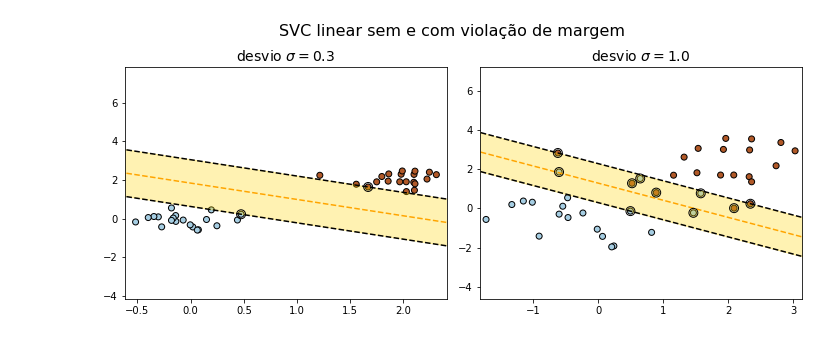
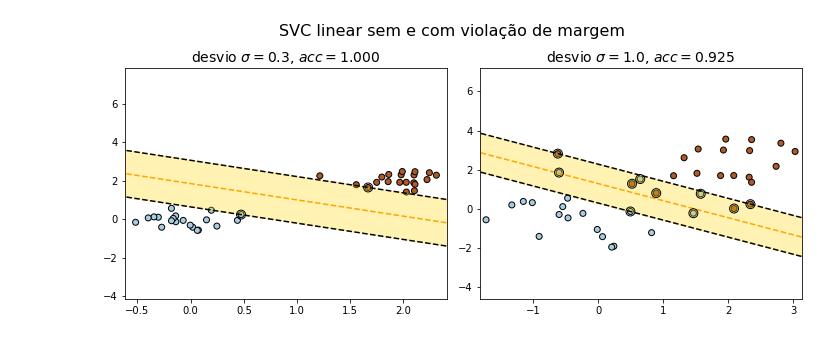
Before and after one commit to pedroblossbraga/supportvectormachines_tcc, a Jupyter notebook: TCC_SVC_margem_suave.ipynb, the cells around one changed output. Saved outputs shown, nothing was run; the diff lists cells and outputs as text; code cells hidden in the pictures.

```diff
--- a/TCC_SVC_margem_suave.ipynb
+++ b/TCC_SVC_margem_suave.ipynb
@@ -77,17 +77,18 @@ def generate_dataset(
 plt.figure(figsize=(10,4))
 # ------------------------------------------------------------------------------
 plt.subplot(1,2,1)
-sigma = 0.3
+sigma1 = 0.3
 X,y = generate_dataset(
-    clusters_std = [sigma, sigma],
+    clusters_std = [sigma1, sigma1],
     centers = [[0.0, 0.0], [2.0, 2.0]]
 )
-plt.title('desvio $\sigma = {}$'.format(sigma), fontsize = 14)
 
 # SVC linear
 clf1 = svm.SVC(kernel="linear")
 clf1.fit(X, y)
 acc1 = get_acc(X, y, clf1)
+
+plt.title('desvio $\sigma = {}$, $acc={:.3f}$'.format(sigma1, acc1), fontsize = 14)
 
 # plotando as amostras
 plt.scatter(X[:, 0], X[:, 1], c=y, cmap=plt.cm.Paired, edgecolors="k")
@@ -101,35 +102,35 @@ plot_clf_decision_func(clf1,
 plt.xlim([X[:, 0].min() - 0.1,
           X[:, 0].max() + 0.1])
 # ------------------------------------------------------------------------------
 plt.subplot(1,2,2)
-sigma = 1.0
+sigma2 = 1.0
 X,y = generate_dataset(
-    clusters_std = [sigma, sigma],
+    clusters_std = [sigma2, sigma2],
     centers = [[0.0, 0.0], [2.0, 2.0]],
 )
-
-plt.title('desvio $\sigma = {}$'.format(sigma), fontsize = 14)
 
 # SVC linear
 clf2 = svm.SVC(kernel="linear")
 clf2.fit(X, y)
 acc2 = get_acc(X, y, clf2)
+
+plt.title('desvio $\sigma = {}$, $acc={:.3f}$'.format(sigma2, acc2), fontsize = 14)
 
 # plotando as amostras
 plt.scatter(X[:, 0], X[:, 1], c=y, cmap=plt.cm.Paired, edgecolors="k")
 
 # plotando as funções de decisão lineares
 plot_clf_decision_func(clf2,
                        color = 'gold',
                        decision_hiperplane_color = 'orange')
 
 plt.xlim([X[:, 0].min() - 0.1,
           X[:, 0].max() + 0.1])
 
 plt.suptitle('SVC linear sem e com violação de margem',
              fontsize = 16,
              y = 1.05)
 plt.tight_layout()
 plt.show()
 # %% [output]
-[figure, old version]
+[figure, new version]
```
